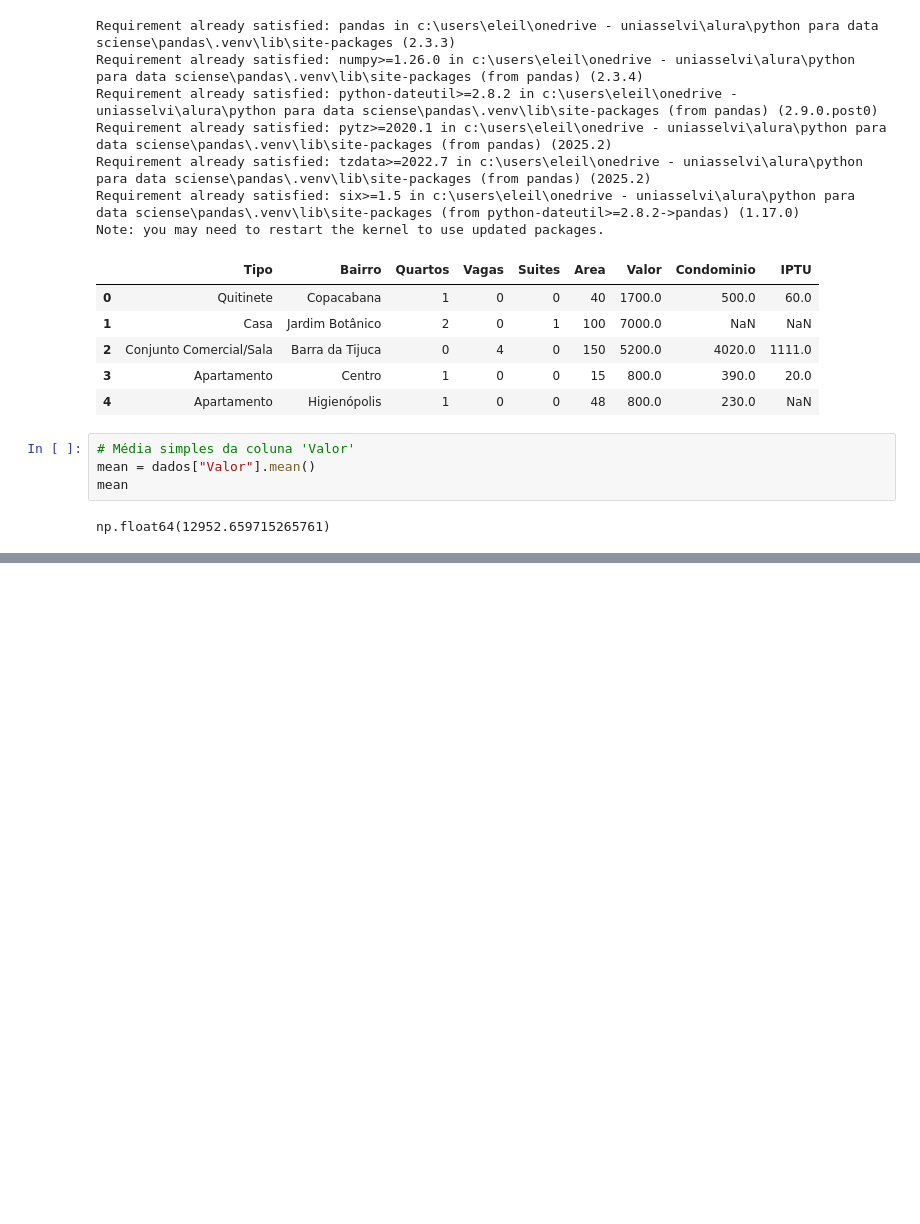
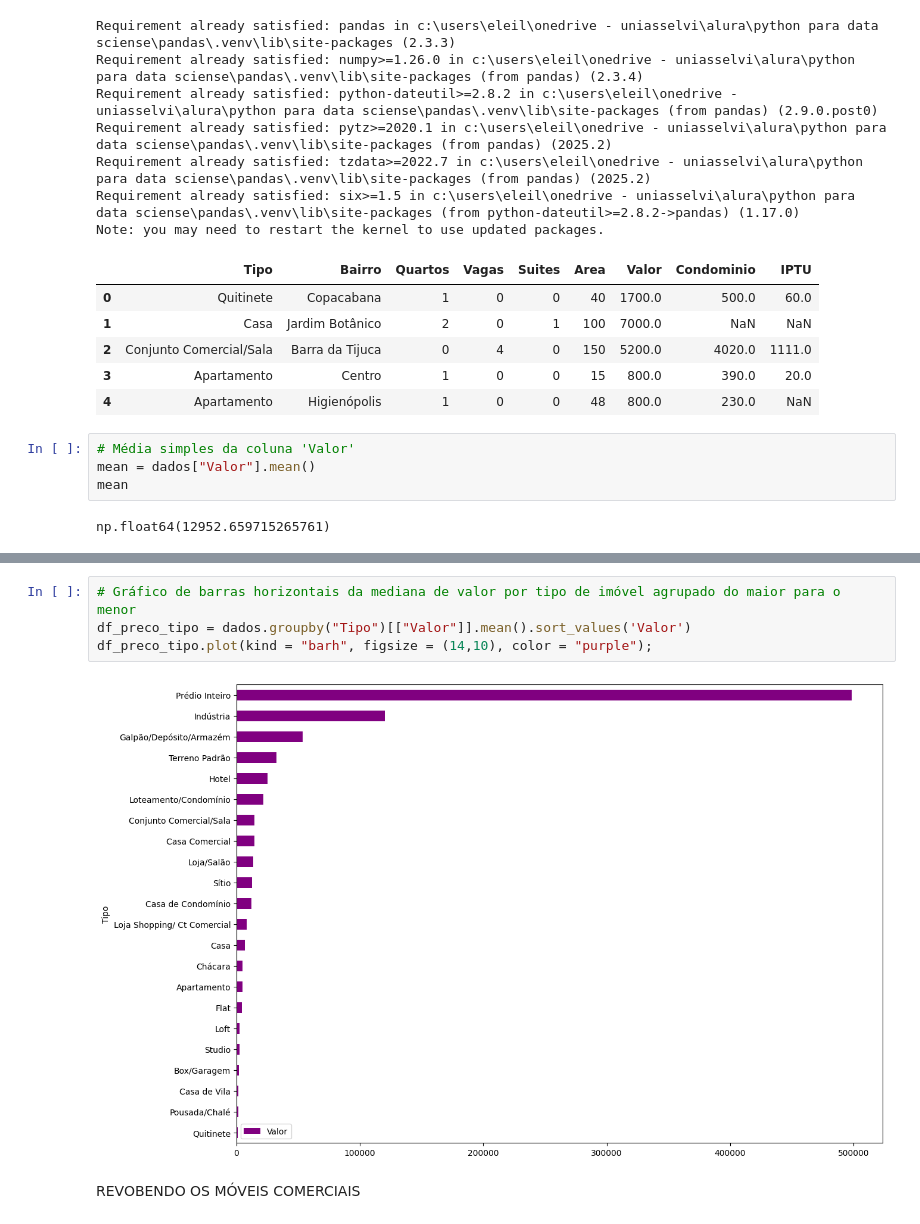
Before and after one commit to Iltonns/Estudo-e-Projetos-Alura, a Jupyter notebook: Python para Data Sciense/Pandas/analise_exploratorio.ipynb, the cells around one changed output, grey strips where cells are left out. Saved outputs shown, nothing was run; the diff lists cells and outputs as text; blank space fills up the shorter version.

```diff
--- a/Python para Data Sciense/Pandas/analise_exploratorio.ipynb
+++ b/Python para Data Sciense/Pandas/analise_exploratorio.ipynb
@@ -39,0 +113,8 @@ df_tipo_valor.plot.bar()
+# %%
+# Gráfico de barras horizontais da mediana de valor por tipo de imóvel agrupado do maior para o menor
+df_preco_tipo = dados.groupby("Tipo")[["Valor"]].mean().sort_values('Valor')
+df_preco_tipo.plot(kind = "barh", figsize = (14,10), color = "purple");
+# %% [output]
+[figure, added]
+# %% [markdown]
+REVOBENDO OS MÓVEIS COMERCIAIS
```
Also changed, not shown: parts of 17 cells of this notebook, 1 other file.
